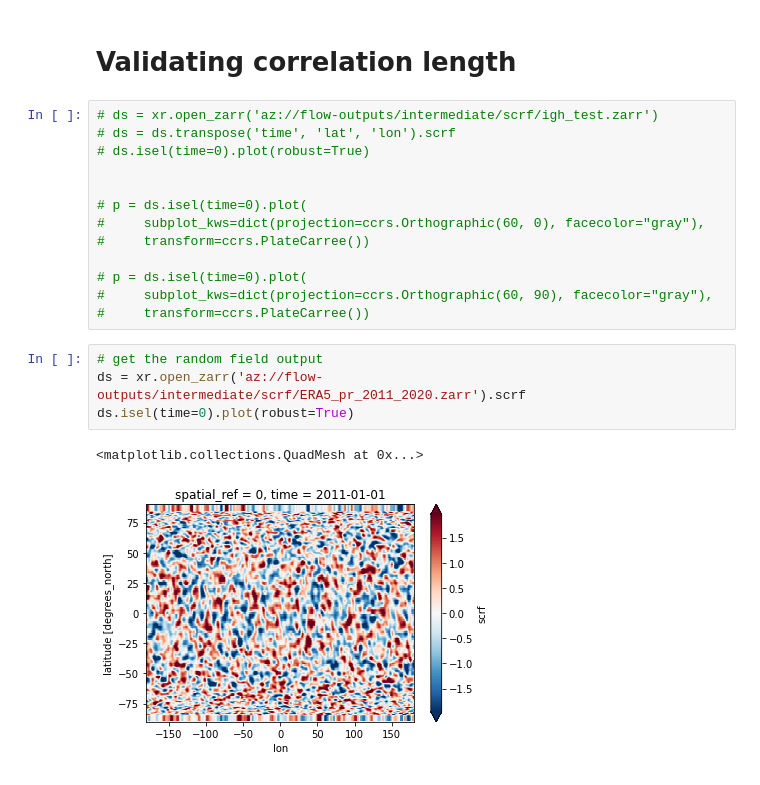
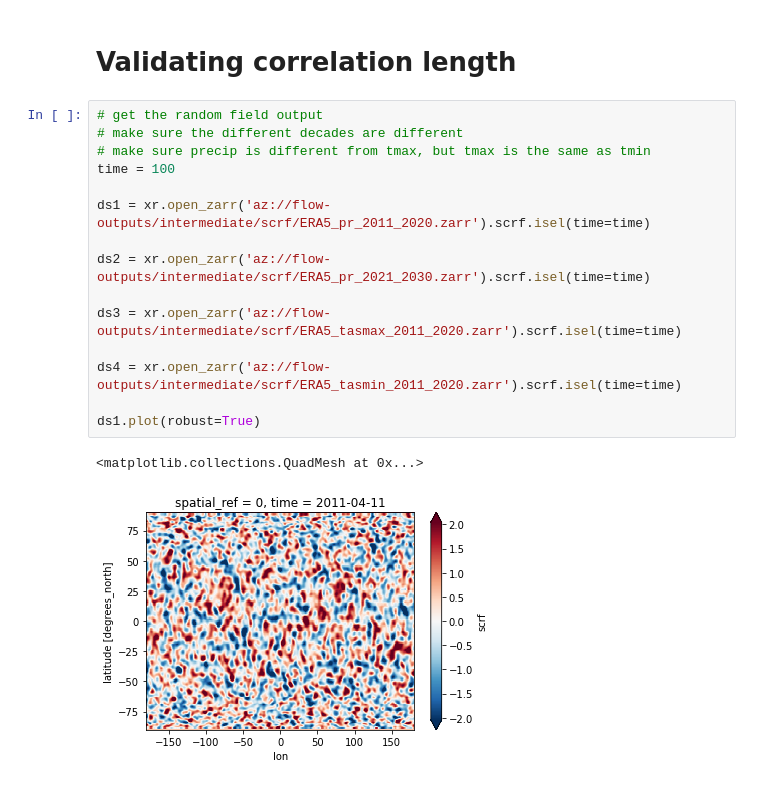
Before and after one commit to carbonplan/cmip6-downscaling, a Jupyter notebook: notebooks/scrf.ipynb, the cells around one changed output. Drawn from its saved outputs; the diff is of its cells as text.

```diff
--- a/notebooks/scrf.ipynb
+++ b/notebooks/scrf.ipynb
@@ -430,22 +376,20 @@ generating field
 # %% [markdown]
 # Validating correlation length
-# %%
-# ds = xr.open_zarr('az://flow-outputs/intermediate/scrf/igh_test.zarr')
-# ds = ds.transpose('time', 'lat', 'lon').scrf
-# ds.isel(time=0).plot(robust=True)
-
-
-# p = ds.isel(time=0).plot(
-#     subplot_kws=dict(projection=ccrs.Orthographic(60, 0), facecolor="gray"),
-#     transform=ccrs.PlateCarree())
-
-# p = ds.isel(time=0).plot(
-#     subplot_kws=dict(projection=ccrs.Orthographic(60, 90), facecolor="gray"),
-#     transform=ccrs.PlateCarree())
 # %%
 # get the random field output
-ds = xr.open_zarr('az://flow-outputs/intermediate/scrf/ERA5_pr_2011_2020.zarr').scrf
-ds.isel(time=0).plot(robust=True)
+# make sure the different decades are different
+# make sure precip is different from tmax, but tmax is the same as tmin
+time = 100
+
+ds1 = xr.open_zarr('az://flow-outputs/intermediate/scrf/ERA5_pr_2011_2020.zarr').scrf.isel(time=time)
+
+ds2 = xr.open_zarr('az://flow-outputs/intermediate/scrf/ERA5_pr_2021_2030.zarr').scrf.isel(time=time)
+
+ds3 = xr.open_zarr('az://flow-outputs/intermediate/scrf/ERA5_tasmax_2011_2020.zarr').scrf.isel(time=time)
+
+ds4 = xr.open_zarr('az://flow-outputs/intermediate/scrf/ERA5_tasmin_2011_2020.zarr').scrf.isel(time=time)
+
+ds1.plot(robust=True)
 # %% [output]
 <matplotlib.collections.QuadMesh at 0x...>
-[figure, old version]
+[figure, new version]
```
Also changed, not shown: parts of 16 cells of this notebook, 1 other file.
